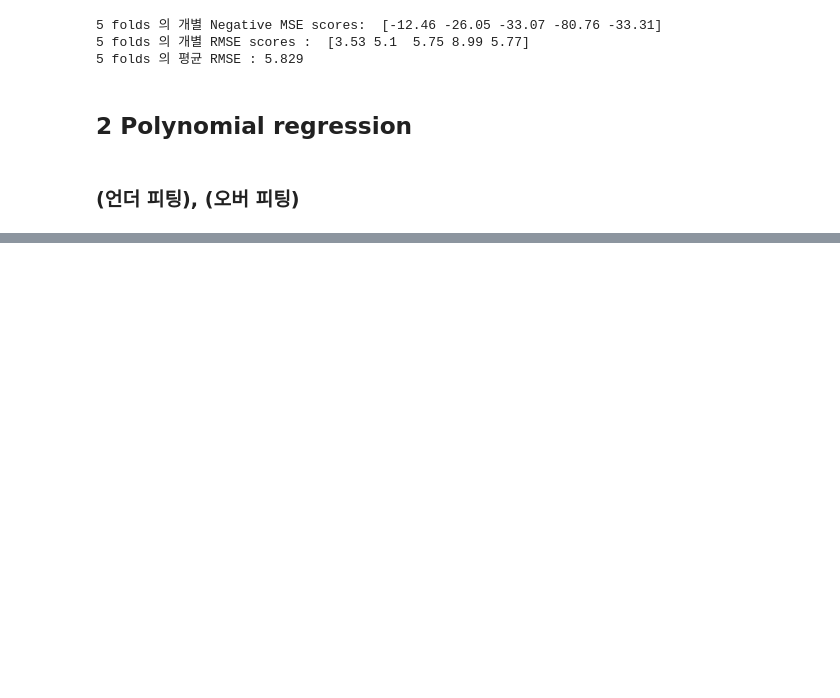
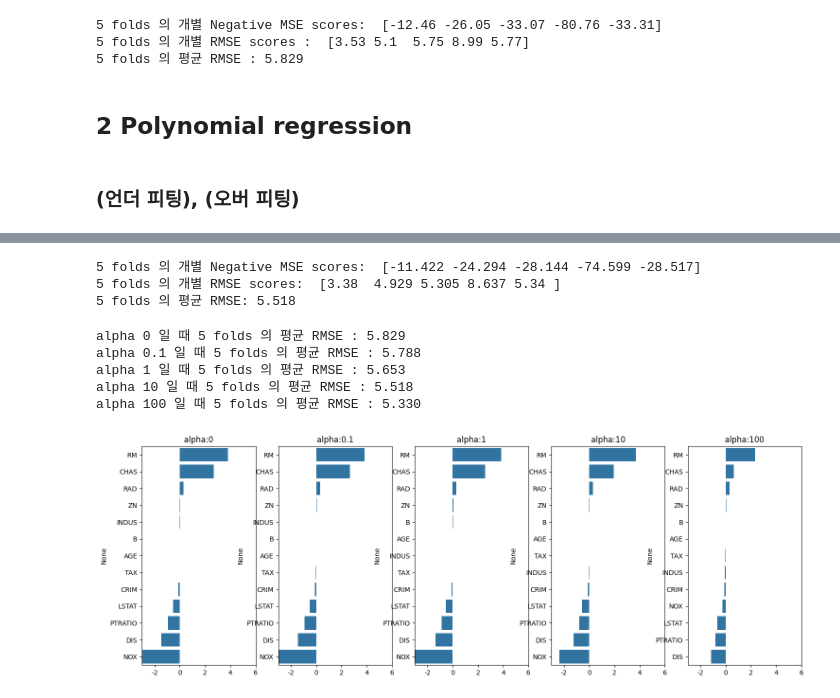
Before and after one commit to va4756/big_RaeJung, a Jupyter notebook: bigdata_RaeJung_02.ipynb, the cells around one changed output, grey strips where cells are left out. Drawn from its saved outputs; the diff is of its cells as text; code cells hidden in the pictures; blank space fills up the shorter version.

```diff
--- a/bigdata_RaeJung_02.ipynb
+++ b/bigdata_RaeJung_02.ipynb
@@ -961,0 +1067,3 @@ print('5 folds 의 평균 RMSE : {0:.3f} '.format(avg_rmse))
+# %%
+X = df.drop('target', axis=1).values
+y = df['target'].values
@@ -961,0 +1073,55 @@ print('5 folds 의 평균 RMSE : {0:.3f} '.format(avg_rmse))
+# %%
+ridge = Ridge(alpha=10)   # alpha = 가중치에 해당
+neg_mse_scores = cross_val_score(ridge, X, y, scoring='neg_mean_squared_error', cv=5)
+rmse_scores = np.sqrt(-1 * neg_mse_scores)
+avg_rmse = np.mean(rmse_scores)
+# %%
+print('5 folds 의 개별 Negative MSE scores: ', np.round(neg_mse_scores, 3))
+print('5 folds 의 개별 RMSE scores: ', np.round(rmse_scores, 3))
+print('5 folds 의 평균 RMSE: {0:.3f} '.format(avg_rmse))
+# %% [output]
+5 folds 의 개별 Negative MSE scores:  [-11.422 -24.294 -28.144 -74.599 -28.517]
+5 folds 의 개별 RMSE scores:  [3.38  4.929 5.305 8.637 5.34 ]
+5 folds 의 평균 RMSE: 5.518
+# %%
+# Ridge에 사용될 alpha 파라미터의 값들을 정의
+alphas = [0, 0.1, 1, 10, 100]
+
+# alphas list 값을 iteration하면서 alpha에 따른 평균 rmse 구함.
+for alpha in alphas:
+    ridge = Ridge(alpha=alpha)
+
+    #cross_val_score를 이용하여 5 fold의 평균 RMSE 계산
+    neg_mse_scores = cross_val_score(ridge, X, y, scoring='neg_mean_squared_error', cv=5)
+    rmse_scores = np.sqrt(-1 * neg_mse_scores)
+    avg_rmse = np.mean(rmse_scores)
+    print('alpha {} 일 때 5 folds 의 평균 RMSE : {:.3f}'.format(alpha ,avg_rmse))
+# %% [output]
+alpha 0 일 때 5 folds 의 평균 RMSE : 5.829
+alpha 0.1 일 때 5 folds 의 평균 RMSE : 5.788
+alpha 1 일 때 5 folds 의 평균 RMSE : 5.653
+alpha 10 일 때 5 folds 의 평균 RMSE : 5.518
+alpha 100 일 때 5 folds 의 평균 RMSE : 5.330
+# %%
+fig , axs = plt.subplots(figsize=(18,6) , nrows=1 , ncols=5)
+coeff_df = pd.DataFrame()
+
+# alphas 리스트 값을 차례로 입력해 회귀 계수 값 시각화 및 데이터 저장. pos는 axis의 위치 지정
+for pos , alpha in enumerate(alphas) :
+    ridge = Ridge(alpha = alpha)
+    ridge.fit(X, y)
+
+    # alpha에 따른 피처별 회귀 계수를 Series로 변환하고 이를 DataFrame의 컬럼으로 추가.
+    coeff = pd.Series(data=ridge.coef_ , index=df.drop('target',axis=1).columns )
+    colname='alpha:'+ str(alpha)
+    coeff_df[colname] = coeff
+
+    # 막대 그래프로 각 alpha 값에서의 회귀 계수를 시각화. 회귀 계수값이 높은 순으로 표현
+    coeff = coeff.sort_values(ascending=False)
+    axs[pos].set_title(colname)
+    axs[pos].set_xlim(-3,6)
+    sns.barplot(x=coeff.values , y=coeff.index, ax=axs[pos])
+
+plt.show()
+# %% [output]
+[figure, added]
```
Also changed, not shown: parts of 14 cells of this notebook.
